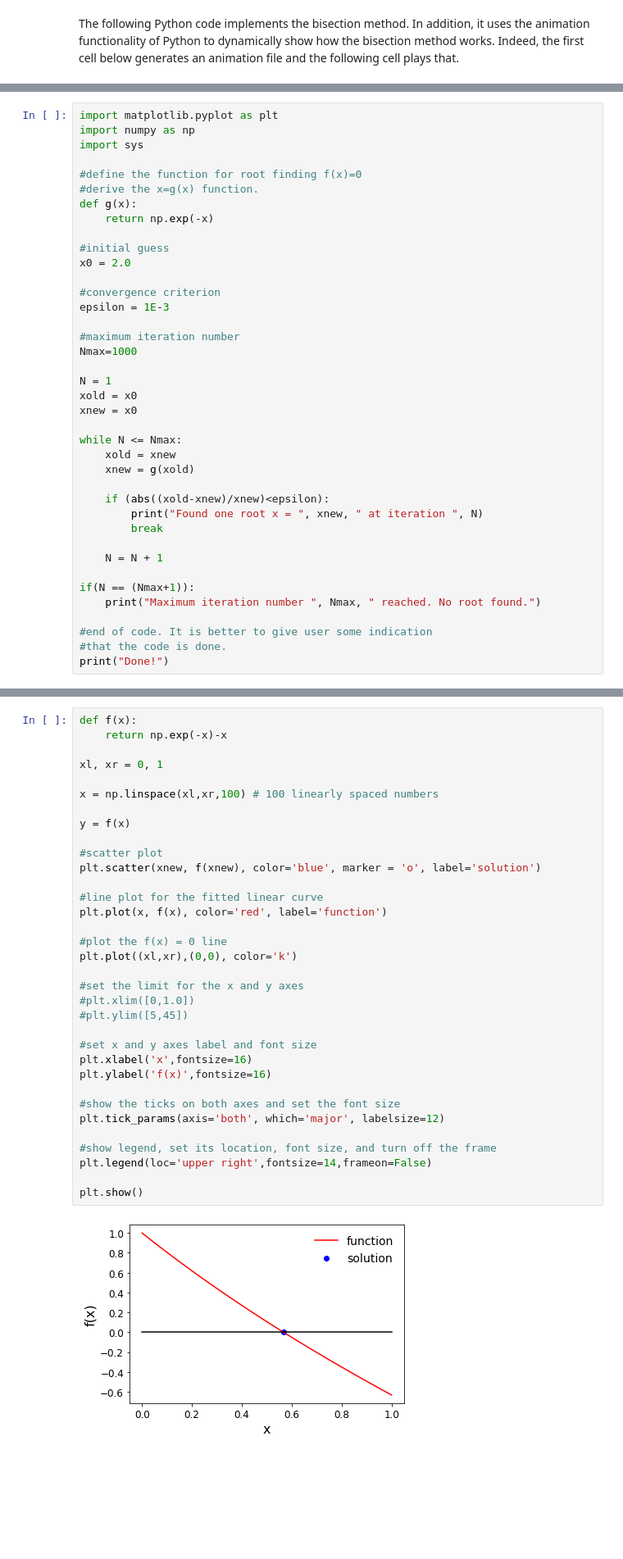
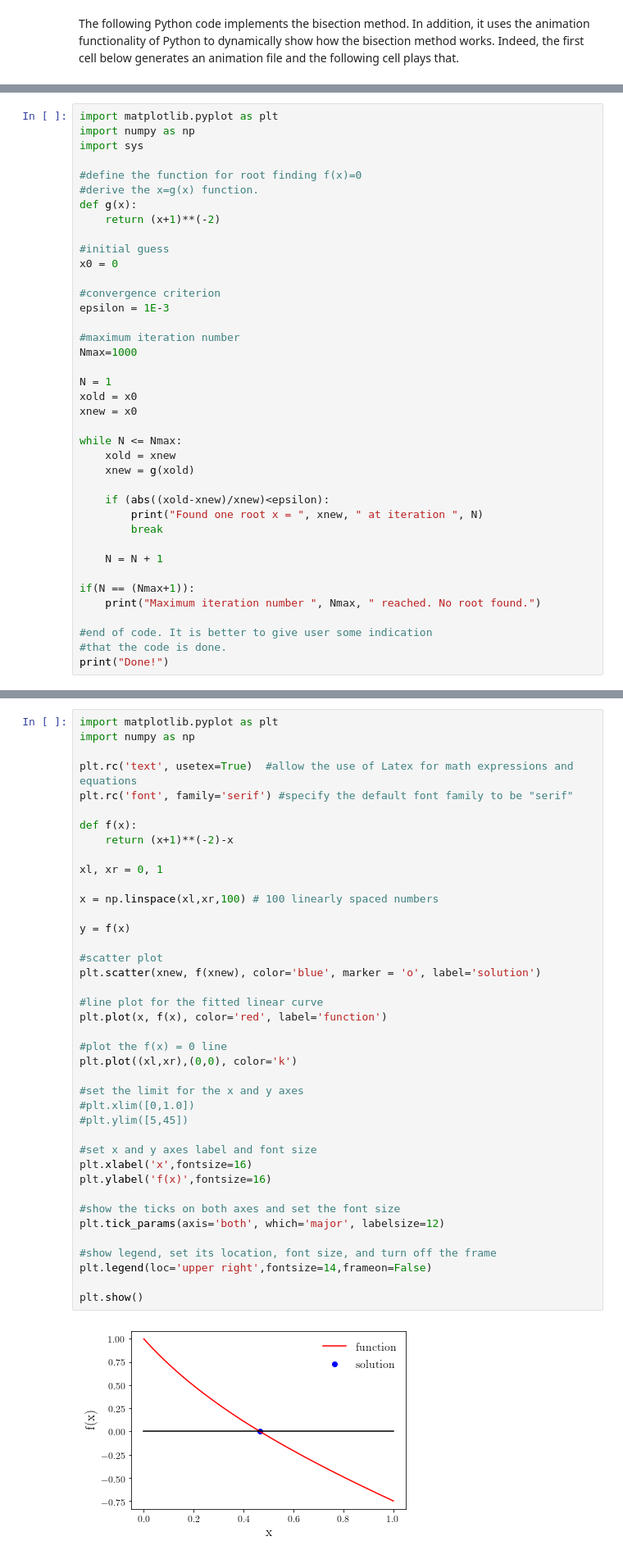
Before and after one commit to psu-efd/Computing-in-CEE, a Jupyter notebook: chapter_2_root_finding/root_finding_methods/root_finding_methods.ipynb, the cells around one changed output, grey strips where cells are left out. Shown at 82% size. Drawn from its saved outputs; the diff is of its cells as text; blank space fills up the shorter version.

```diff
--- a/chapter_2_root_finding/root_finding_methods/root_finding_methods.ipynb
+++ b/chapter_2_root_finding/root_finding_methods/root_finding_methods.ipynb
@@ -452,10 +461,10 @@ import sys
 #define the function for root finding f(x)=0
 #derive the x=g(x) function.
 def g(x):
-    return np.exp(-x)
+    return (x+1)**(-2)
 
 #initial guess
-x0 = 2.0
+x0 = 0
 
 #convergence criterion
 epsilon = 1E-3
@@ -491,39 +500,45 @@ As a check, the following cell plot the function and the solution.
 # %%
+import matplotlib.pyplot as plt
+import numpy as np
+
+plt.rc('text', usetex=True)  #allow the use of Latex for math expressions and equations
+plt.rc('font', family='serif') #specify the default font family to be "serif"
+
 def f(x):
-    return np.exp(-x)-x
+    return (x+1)**(-2)-x
 
 xl, xr = 0, 1
 
 x = np.linspace(xl,xr,100) # 100 linearly spaced numbers
 
 y = f(x)
 
 #scatter plot
 plt.scatter(xnew, f(xnew), color='blue', marker = 'o', label='solution')
 
 #line plot for the fitted linear curve
 plt.plot(x, f(x), color='red', label='function')
 
 #plot the f(x) = 0 line
 plt.plot((xl,xr),(0,0), color='k')
 
 #set the limit for the x and y axes
 #plt.xlim([0,1.0])
 #plt.ylim([5,45])
 
 #set x and y axes label and font size
 plt.xlabel('x',fontsize=16)
 plt.ylabel('f(x)',fontsize=16)
 
 #show the ticks on both axes and set the font size
 plt.tick_params(axis='both', which='major', labelsize=12)
 
 #show legend, set its location, font size, and turn off the frame
 plt.legend(loc='upper right',fontsize=14,frameon=False)
 
 plt.show()
 # %% [output]
-[figure, old version]
+[figure, new version]
 # %% [markdown]
 ### Convergence of fixed-point iteration method
 
```
Also changed, not shown: parts of 22 cells of this notebook, 11 other files.
